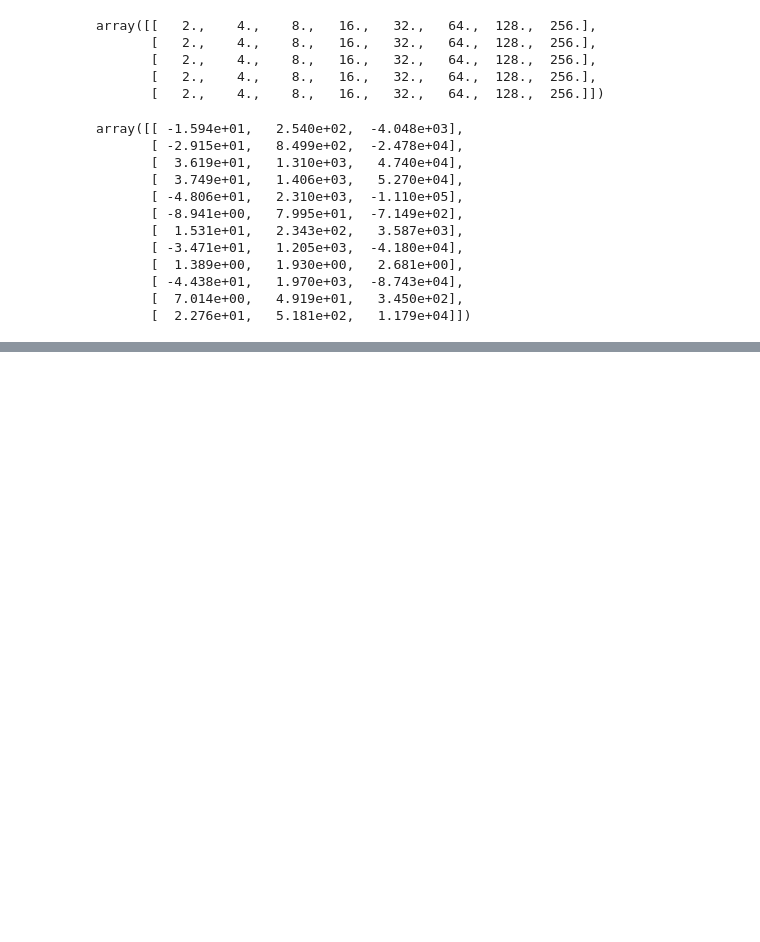
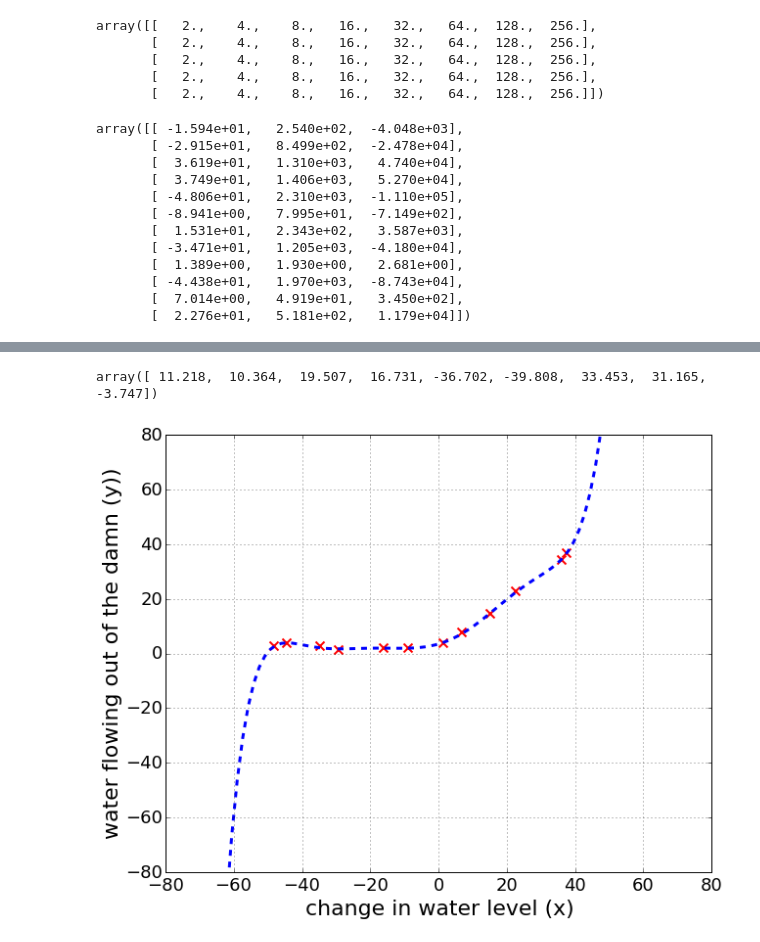
Before and after one commit to nakicam/DataScienceTraining, a Jupyter notebook: courses/coursera_ml008/hw5/hw5_bias_vs_variance.ipynb, the cells around one changed output, grey strips where cells are left out. Saved outputs shown, nothing was run; the diff lists cells and outputs as text; code cells hidden in the pictures; blank space fills up the shorter version.

```diff
--- a/courses/coursera_ml008/hw5/hw5_bias_vs_variance.ipynb
+++ b/courses/coursera_ml008/hw5/hw5_bias_vs_variance.ipynb
@@ -340,0 +358,6 @@ array([[ -1.594e+01,   2.540e+02,  -4.048e+03],
+# %%
+def normalize_features(X):
+    mu    = np.mean(X, axis=0)
+    sigma = np.std(X, axis=0)
+    X_norm = (X - mu)/sigma
+    return (X_norm, mu, sigma)
@@ -340,0 +381,7 @@ array([[ -1.594e+01,   2.540e+02,  -4.048e+03],
+# %%
+degree = 8
+X_poly_train, mu_poly_train, sigma_poly_train = normalize_features(poly_features(X_train, degree))
+X_poly_val  , mu_poly_val  , sigma_poly_val   = normalize_features(poly_features(X_val  , degree))
+# %%
+theta_poly_fit = train_linreg(X_poly_train, y_train, lambda_param=0.0, disp=True)
+theta_poly_fit
@@ -340,0 +395,23 @@ array([[ -1.594e+01,   2.540e+02,  -4.048e+03],
+# %%
+theta_poly_fit
+# %% [output]
+array([ 11.218,  10.364,  19.507,  16.731, -36.702, -39.808,  33.453,  31.165,  -3.747])
+# %%
+def plot_fit(x, mu, sigma, theta, p):
+    from numpy import c_
+    X_poly = poly_features(x, p)
+    X_poly = (X_poly - mu) / sigma
+    X_poly = c_[np.ones((x.shape[0], 1)), X_poly]
+    plt.plot(x, X_poly.dot(theta), linestyle='--', linewidth=3 )
+# %%
+x   = np.linspace(-80,80,100)
+p   = np.poly1d(theta_poly_fit[::-1])
+plt.scatter(X_train, y_train, color='r', marker='x', s=80, linewidth=2)
+plot_fit(x, mu_poly_train, sigma_poly_train, theta_poly_fit, degree)
+plt.xlabel("change in water level (x)")
+plt.ylabel("water flowing out of the damn (y))")
+plt.axis([-80, 80, -80, 80])
+plt.grid()
+plt.show()
+# %% [output]
+[figure, added]
```
Also changed, not shown: parts of 29 cells of this notebook, 5 other files.
